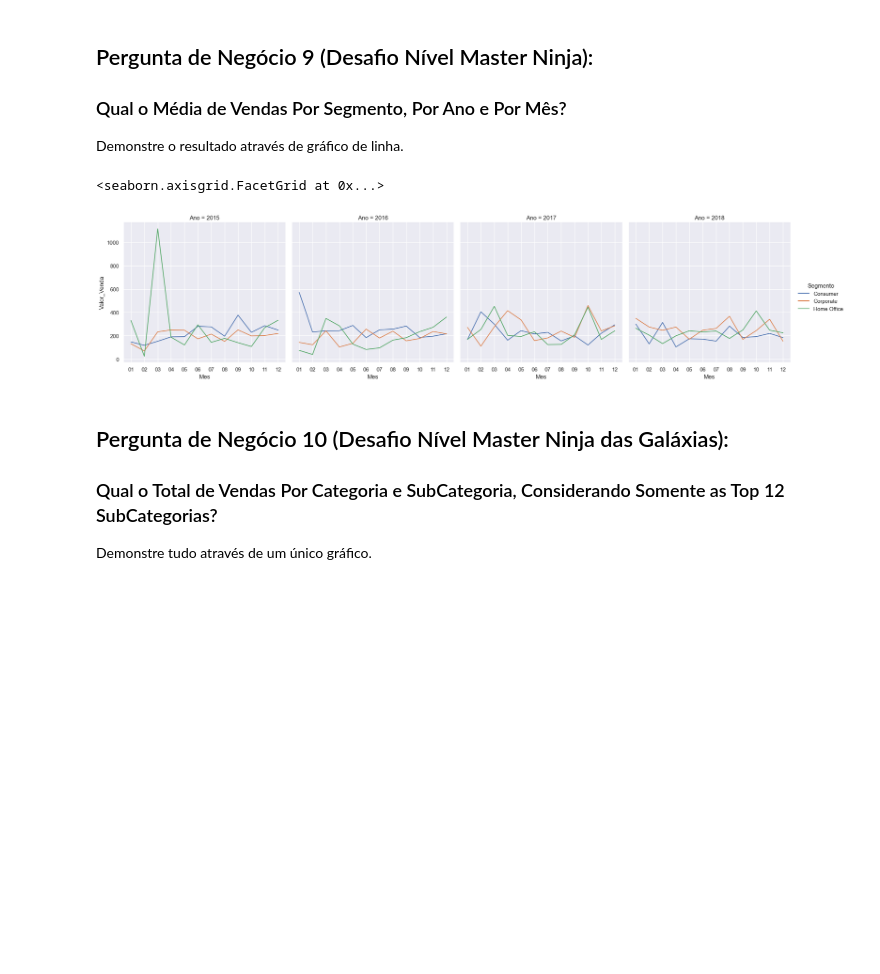
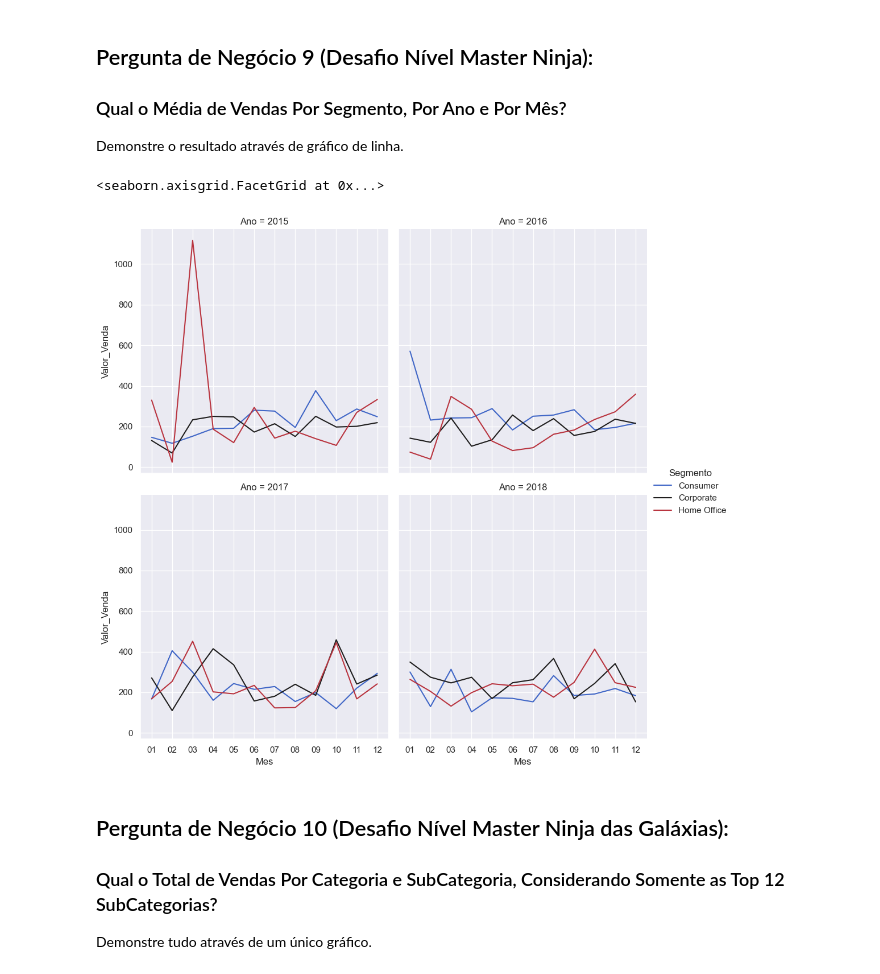
Before and after one commit to DraculK/DSA_Project_2, a Jupyter notebook: Projeto2.ipynb, the cells around one changed output. Cells and saved outputs as stored; diff of their text form; code cells hidden in the pictures; blank space fills up the shorter version.

```diff
--- a/Projeto2.ipynb
+++ b/Projeto2.ipynb
@@ -281,17 +281,19 @@ df_dsa['Mes'] = df_dsa['Data_Pedido'].apply(lambda x: pd.Series(str(x).split('/'
 # %%
 df_9 = df_dsa.groupby(['Segmento', 'Ano', 'Mes'])['Valor_Venda'].mean().reset_index()
 sns.set()
 sns.relplot(
     kind="line",
     data=df_9,
     x="Mes",
     y="Valor_Venda",
     hue='Segmento',
-    col="Ano"
+    col="Ano",
+    col_wrap=2,
+    palette="icefire"
 )
 # %% [output]
 <seaborn.axisgrid.FacetGrid at 0x...>
-[figure, old version]
+[figure, new version]
 # %% [markdown]
 ## Pergunta de Negócio 10 (Desafio Nível Master Ninja das Galáxias):
 
```
Also changed, not shown: parts of 6 cells of this notebook.
